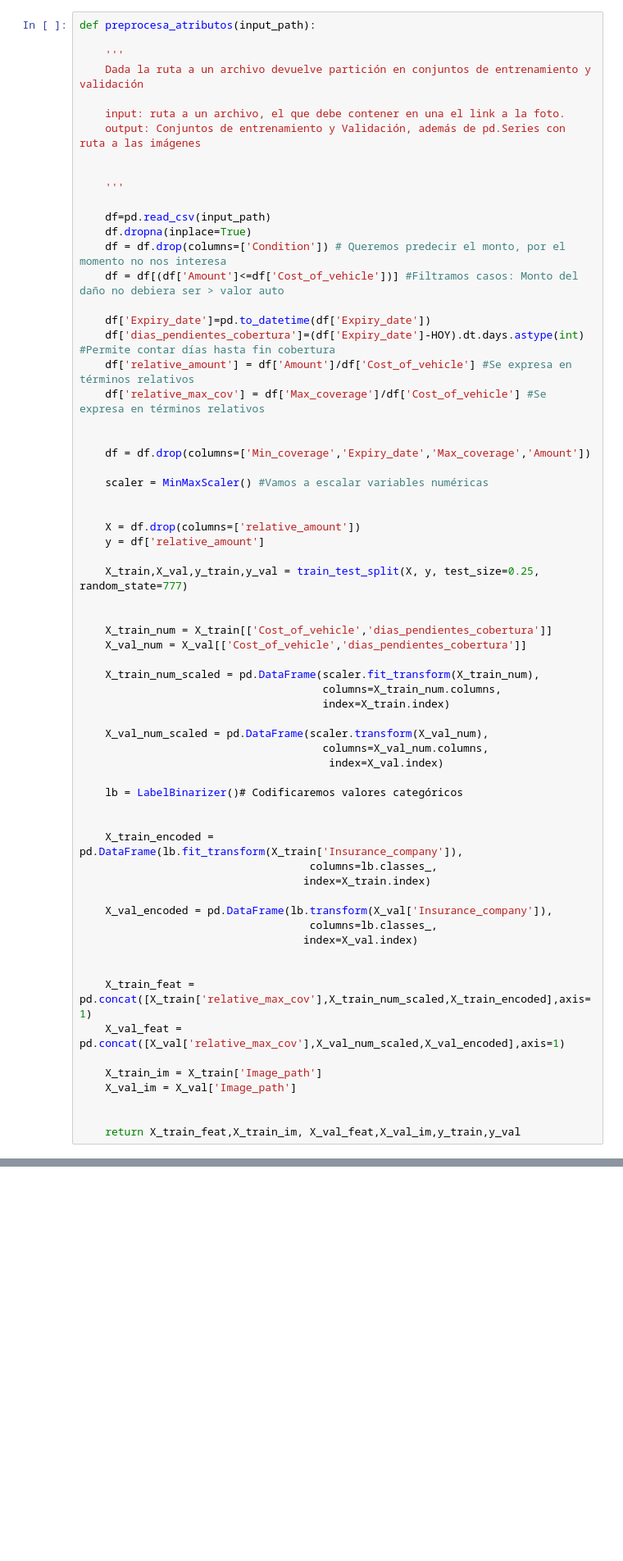
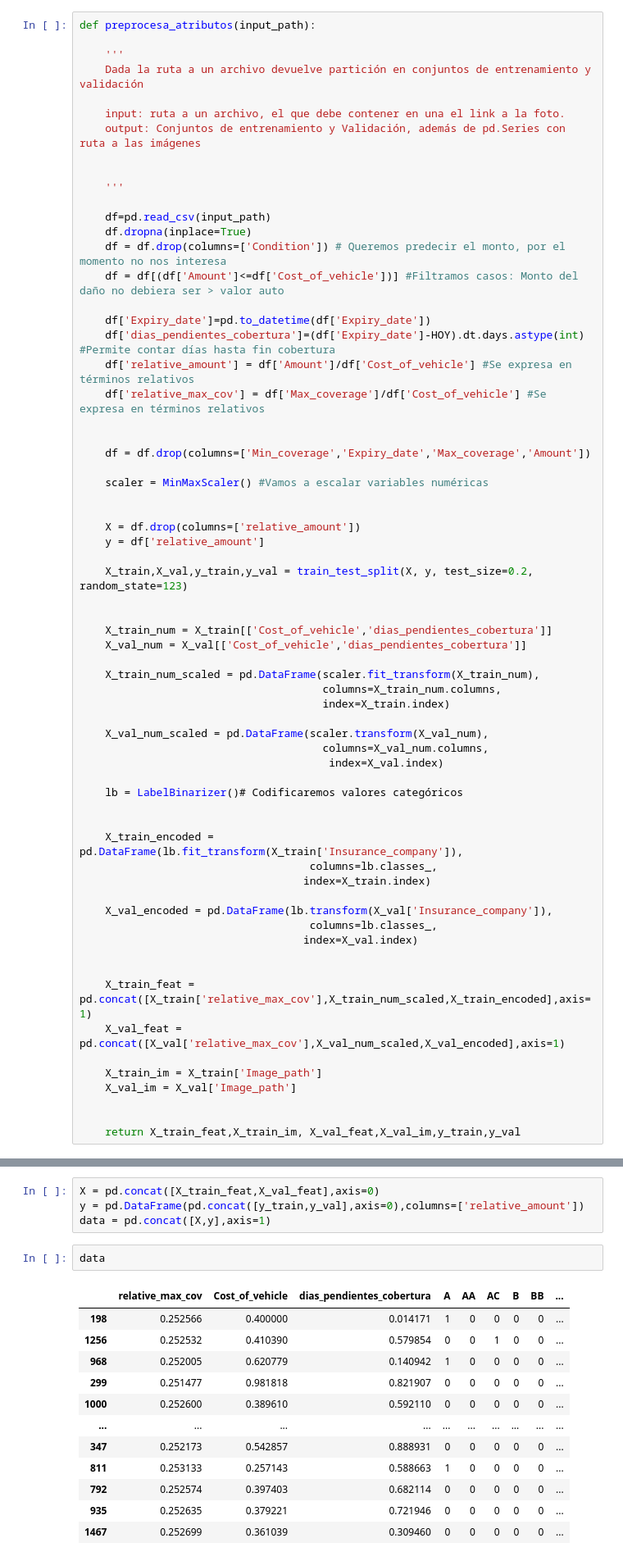
Before and after one commit to isaimoralesg/Tesis-UAI, a Jupyter notebook: MultiInput.ipynb, the cells around one changed output, grey strips where cells are left out. Shown at 82% size. Cells and saved outputs as stored; diff of their text form; blank space fills up the shorter version.

```diff
--- a/MultiInput.ipynb
+++ b/MultiInput.ipynb
@@ -145,7 +146,7 @@ def preprocesa_atributos(input_path):
     X = df.drop(columns=['relative_amount'])
     y = df['relative_amount']
 
-    X_train,X_val,y_train,y_val = train_test_split(X, y, test_size=0.25, random_state=777)
+    X_train,X_val,y_train,y_val = train_test_split(X, y, test_size=0.2, random_state=123)
 
 
     X_train_num = X_train[['Cost_of_vehicle','dias_pendientes_cobertura']]
@@ -438,0 +465,19 @@ A su vez, el error promedio del modelo multi input es 0.0715.
+# %%
+X = pd.concat([X_train_feat,X_val_feat],axis=0)
+y = pd.DataFrame(pd.concat([y_train,y_val],axis=0),columns=['relative_amount'])
+data = pd.concat([X,y],axis=1)
+# %%
+data
+# %% [output]
+|  | relative_max_cov | Cost_of_vehicle | dias_pendientes_cobertura | A | AA | AC | B | BB | ... |
+| 198 | 0.252566 | 0.400000 | 0.014171 | 1 | 0 | 0 | 0 | 0 | ... |
+| 1256 | 0.252532 | 0.410390 | 0.579854 | 0 | 0 | 1 | 0 | 0 | ... |
+| 968 | 0.252005 | 0.620779 | 0.140942 | 1 | 0 | 0 | 0 | 0 | ... |
+| 299 | 0.251477 | 0.981818 | 0.821907 | 0 | 0 | 0 | 0 | 0 | ... |
+| 1000 | 0.252600 | 0.389610 | 0.592110 | 0 | 0 | 0 | 0 | 0 | ... |
+| ... | ... | ... | ... | ... | ... | ... | ... | ... | ... |
+| 347 | 0.252173 | 0.542857 | 0.888931 | 0 | 0 | 0 | 0 | 0 | ... |
+| 811 | 0.253133 | 0.257143 | 0.588663 | 1 | 0 | 0 | 0 | 0 | ... |
+| 792 | 0.252574 | 0.397403 | 0.682114 | 0 | 0 | 0 | 0 | 0 | ... |
+| 935 | 0.252635 | 0.379221 | 0.721946 | 0 | 0 | 0 | 0 | 0 | ... |
+| 1467 | 0.252699 | 0.361039 | 0.309460 | 0 | 0 | 0 | 0 | 0 | ... |
```
Also changed, not shown: parts of 27 cells of this notebook, 1 other file.
